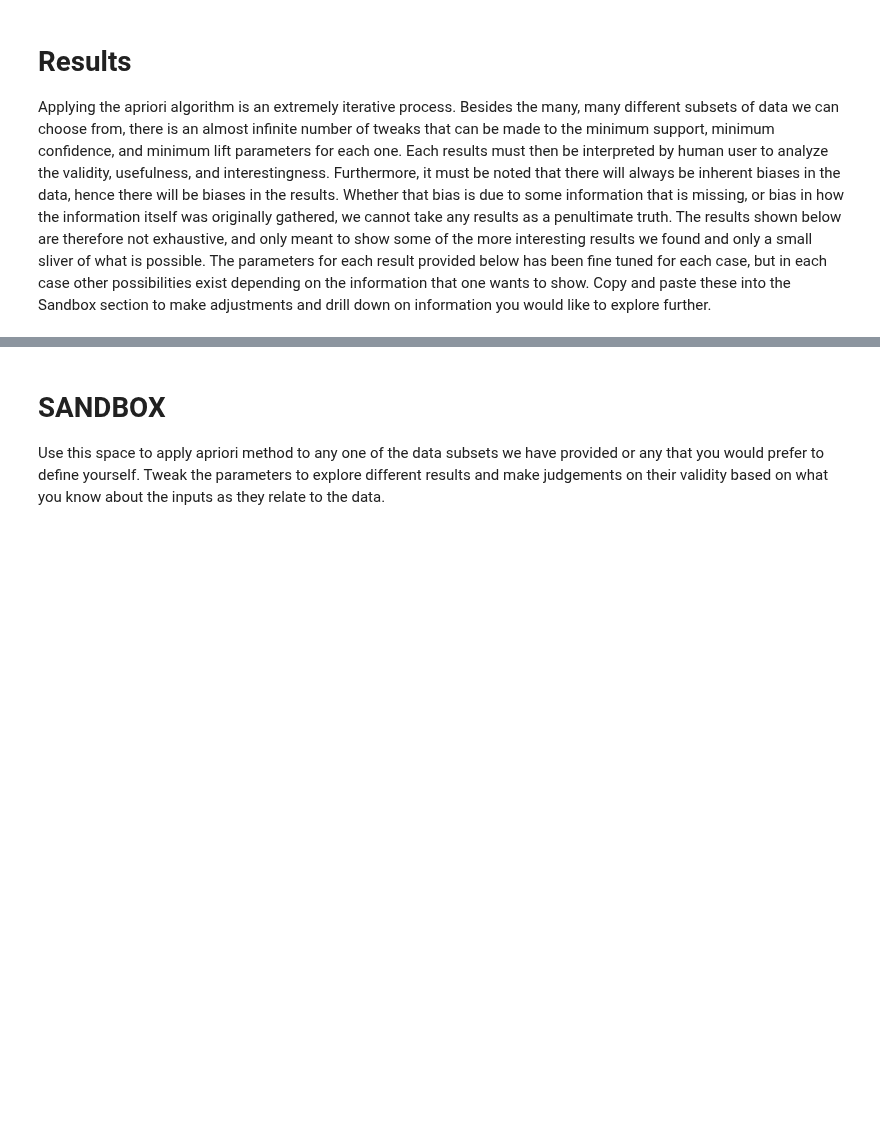
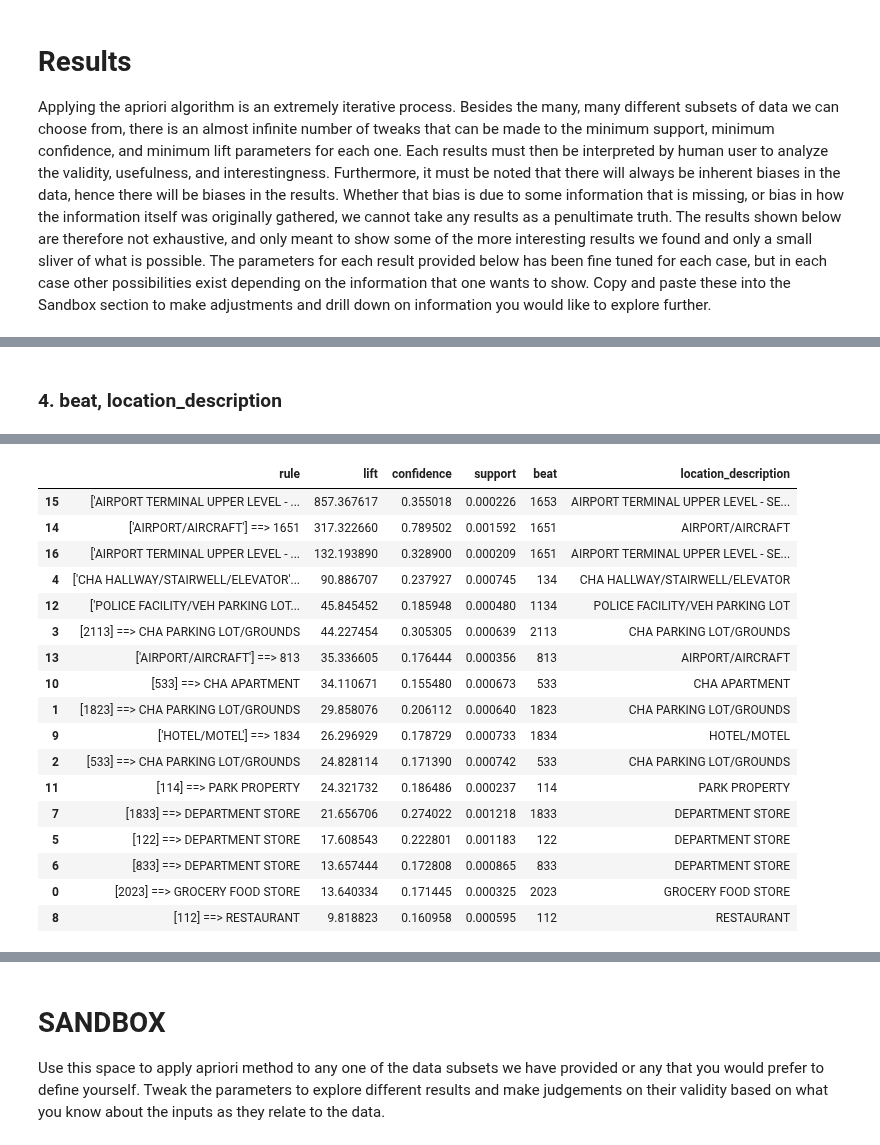
Before and after one commit to tjdolan121/4502Proj, a Jupyter notebook: forge/code/FrequentItemsets.ipynb, the cells around one changed output, grey strips where cells are left out. Saved outputs shown, nothing was run; the diff lists cells and outputs as text; code cells hidden in the pictures; blank space fills up the shorter version.

```diff
--- a/forge/code/FrequentItemsets.ipynb
+++ b/forge/code/FrequentItemsets.ipynb
@@ -737,0 +502,22 @@ Many of the results we have found can be built upon by downsampling the data to
+# %% [markdown]
+### 4. beat, location_description
+# %%
+%%time
+####### final formula for frequent itemset mining
+
+# adjustable parameters:
+dataframe_to_analyze = bt_ld
+minimum_support = 0.0002
+minimum_confidence = 0.15
+minimum_lift = 3
+
+# convert dataframe to consumable list of lists, apply apriori to identify frequent itemsets, and print results:
+bt_ld_results = use_apriori(dataframe_to_analyze, minimum_support, minimum_confidence, minimum_lift)
+print(bt_ld_results.shape[0], "rules found.")
+print()
+
+# display results
+bt_ld_results.sort_values(by=['lift', 'confidence', 'support'], ascending=False)
+
+#######
+# %% [output]
@@ -737,0 +528,18 @@ Many of the results we have found can be built upon by downsampling the data to
+|  | rule | lift | confidence | support | beat | location_description |
+| 15 | ['AIRPORT TERMINAL UPPER LEVEL - ... | 857.367617 | 0.355018 | 0.000226 | 1653 | AIRPORT TERMINAL UPPER LEVEL - SE... |
+| 14 | ['AIRPORT/AIRCRAFT'] ==> 1651 | 317.322660 | 0.789502 | 0.001592 | 1651 | AIRPORT/AIRCRAFT |
+| 16 | ['AIRPORT TERMINAL UPPER LEVEL - ... | 132.193890 | 0.328900 | 0.000209 | 1651 | AIRPORT TERMINAL UPPER LEVEL - SE... |
+| 4 | ['CHA HALLWAY/STAIRWELL/ELEVATOR'... | 90.886707 | 0.237927 | 0.000745 | 134 | CHA HALLWAY/STAIRWELL/ELEVATOR |
+| 12 | ['POLICE FACILITY/VEH PARKING LOT... | 45.845452 | 0.185948 | 0.000480 | 1134 | POLICE FACILITY/VEH PARKING LOT |
+| 3 | [2113] ==> CHA PARKING LOT/GROUNDS | 44.227454 | 0.305305 | 0.000639 | 2113 | CHA PARKING LOT/GROUNDS |
+| 13 | ['AIRPORT/AIRCRAFT'] ==> 813 | 35.336605 | 0.176444 | 0.000356 | 813 | AIRPORT/AIRCRAFT |
+| 10 | [533] ==> CHA APARTMENT | 34.110671 | 0.155480 | 0.000673 | 533 | CHA APARTMENT |
+| 1 | [1823] ==> CHA PARKING LOT/GROUNDS | 29.858076 | 0.206112 | 0.000640 | 1823 | CHA PARKING LOT/GROUNDS |
+| 9 | ['HOTEL/MOTEL'] ==> 1834 | 26.296929 | 0.178729 | 0.000733 | 1834 | HOTEL/MOTEL |
+| 2 | [533] ==> CHA PARKING LOT/GROUNDS | 24.828114 | 0.171390 | 0.000742 | 533 | CHA PARKING LOT/GROUNDS |
+| 11 | [114] ==> PARK PROPERTY | 24.321732 | 0.186486 | 0.000237 | 114 | PARK PROPERTY |
+| 7 | [1833] ==> DEPARTMENT STORE | 21.656706 | 0.274022 | 0.001218 | 1833 | DEPARTMENT STORE |
+| 5 | [122] ==> DEPARTMENT STORE | 17.608543 | 0.222801 | 0.001183 | 122 | DEPARTMENT STORE |
+| 6 | [833] ==> DEPARTMENT STORE | 13.657444 | 0.172808 | 0.000865 | 833 | DEPARTMENT STORE |
+| 0 | [2023] ==> GROCERY FOOD STORE | 13.640334 | 0.171445 | 0.000325 | 2023 | GROCERY FOOD STORE |
+| 8 | [112] ==> RESTAURANT | 9.818823 | 0.160958 | 0.000595 | 112 | RESTAURANT |
```
Also changed, not shown: parts of 104 cells of this notebook, 1 other file.
